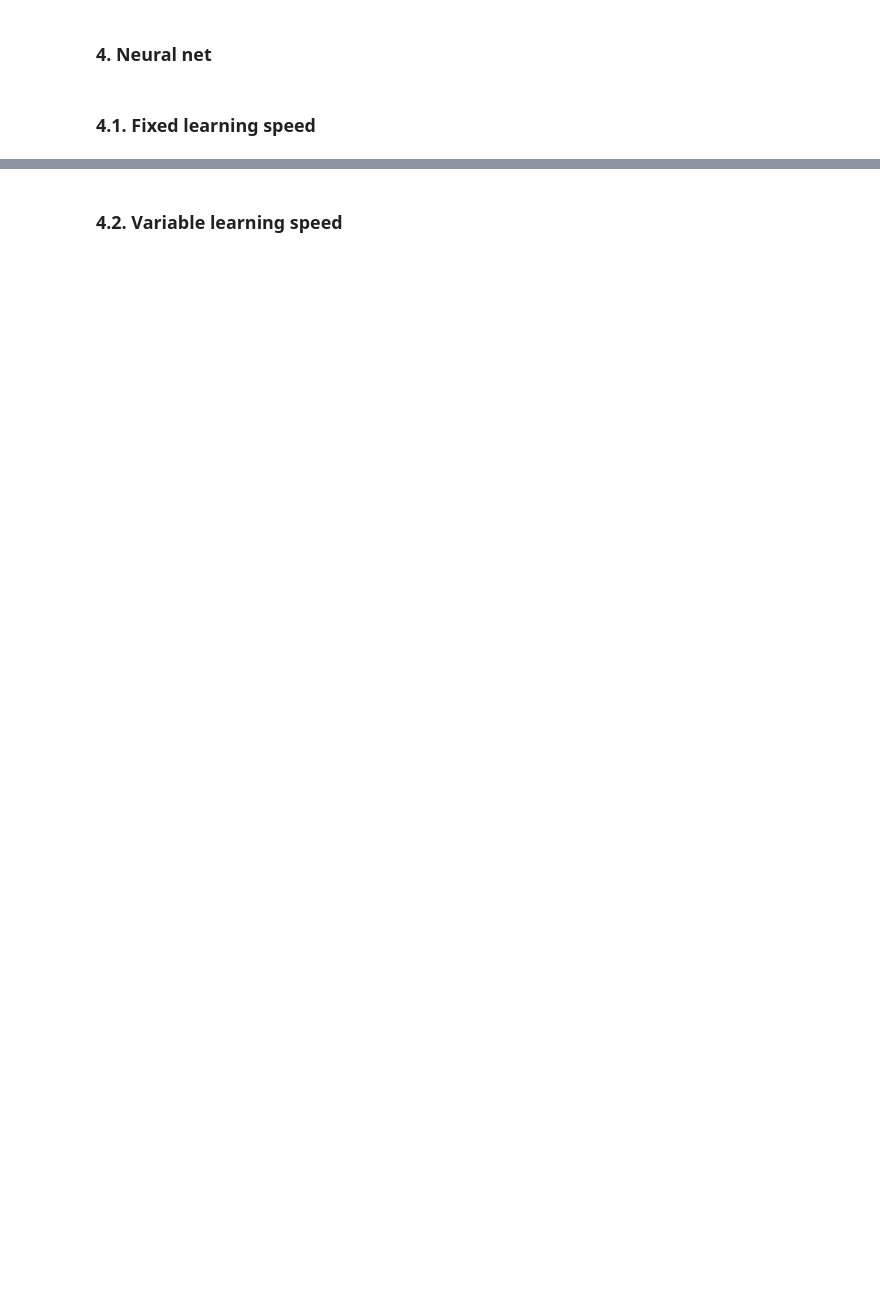
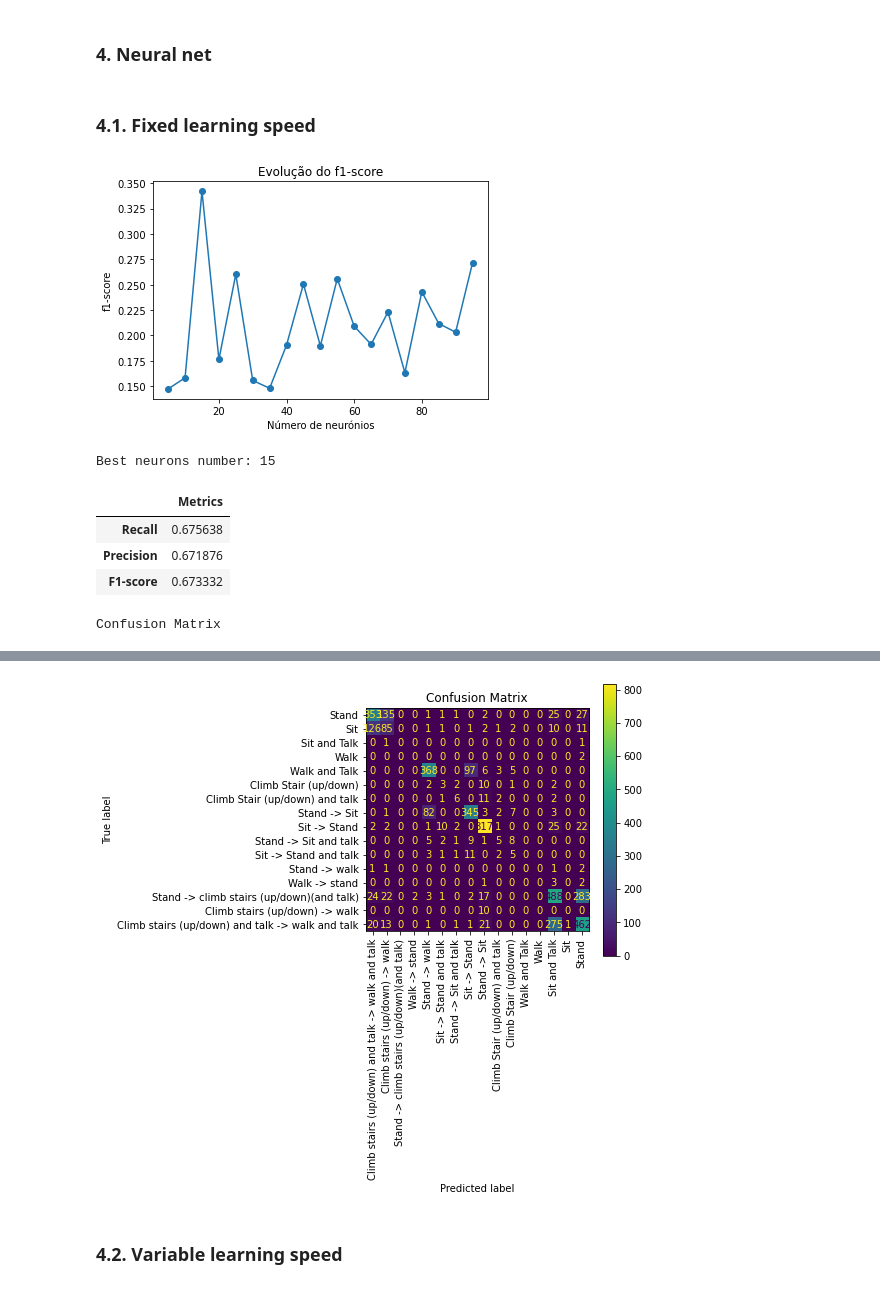
Before and after one commit to patii01/TCD-TP, a Jupyter notebook: Part_B/code/mainActivity.ipynb, the cells around one changed output, grey strips where cells are left out. Saved outputs shown, nothing was run; the diff lists cells and outputs as text; code cells hidden in the pictures; blank space fills up the shorter version.

```diff
--- a/Part_B/code/mainActivity.ipynb
+++ b/Part_B/code/mainActivity.ipynb
@@ -1272,33 +1242,41 @@ def mlp_4(type_speed):
     dataTVT["TRAIN"][0] = scaler.transform(dataTVT["TRAIN"][0])
     dataTVT["TEST"][0] = scaler.transform(dataTVT["TEST"][0])
     neur_evol = np.arange(5, 100, 5)
 
     for i in neur_evol:
         if type_speed == 'fixed':
-            clf = MLPClassifier(activation='logistic', learning_rate='constant', solver='sgd', hidden_layer_sizes=i, max_iter=1000)
+            clf = MLPClassifier(activation='logistic', solver='sgd', learning_rate_init=0.1, hidden_layer_sizes=i, max_iter=2000)
         elif type_speed == 'variable':
-            clf = MLPClassifier(activation='logistic', learning_rate='invscaling', solver='sgd', hidden_layer_sizes=i, max_iter=1000)
+            clf = MLPClassifier(activation='logistic', learning_rate='invscaling', solver='sgd', learning_rate_init=0.1, hidden_layer_sizes=i, max_iter=2000)
         else:
-             clf = MLPClassifier(activation='logistic', learning_rate='constant', hidden_layer_sizes=i, max_iter=1000, solver='sgd', momentum=0.5)
+             clf = MLPClassifier(activation='logistic', hidden_layer_sizes=i, solver='sgd', learning_rate_init=0.1, momentum=0.5, max_iter=2000)
 
         nns.append(clf.fit(dataTVT["TRAIN"][0], dataTVT["TRAIN"][1]))
 
         pred = clf.predict(dataTVT["VALIDATION"][0])
 
         true = dataTVT['VALIDATION'][1]
 
         cm, rs, ps, f1 = metrics(true, pred)
 
         metrF1.append(f1)
 
     plot_f1(metrF1, neur_evol)
 
     print("Best neurons number: " + str(neur_evol[np.argmax(metrF1)]))
 
     best_nns = nns[np.argmax(metrF1)]
     pred = best_nns.predict(dataTVT["TEST"][0])
     true = dataTVT['TEST'][1]
     cm, rs, ps, f1 = metrics(true, pred)
     mais_bonito(cm, rs, ps, f1, activities)
 
 mlp_4('fixed')
+# %% [output]
+[figure, added]
+Best neurons number: 15
+|  | Metrics |
+| Recall | 0.675638 |
+| Precision | 0.671876 |
+| F1-score | 0.673332 |
+Confusion Matrix
@@ -1305,3 +1300,4 @@ mlp_4('fixed')
+[figure, added]
 # %% [markdown]
 ### 4.2. Variable learning speed
 # %%
```
Also changed, not shown: parts of 30 cells of this notebook.
